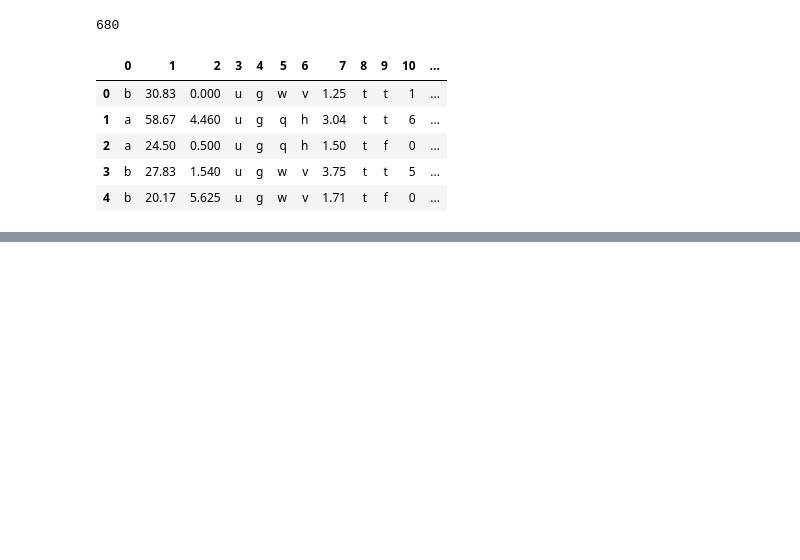
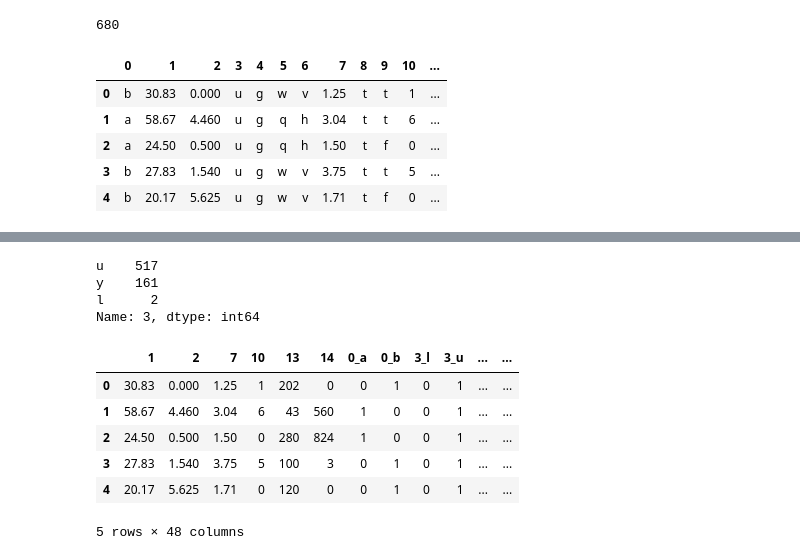
Before and after one commit to mdkearns/credit-approval-prediction, a Jupyter notebook: customer-data/customer-data-preprocessing.ipynb, the cells around one changed output, grey strips where cells are left out. Drawn from its saved outputs; the diff is of its cells as text; code cells hidden in the pictures; blank space fills up the shorter version.

Commit message:
commit finished data preprocessing

```diff
--- a/customer-data/customer-data-preprocessing.ipynb
+++ b/customer-data/customer-data-preprocessing.ipynb
@@ -93,0 +157,26 @@ df.head()
+# %%
+# if we knew something about the labels, we would have a better understanding about how to go about
+# removing categorical outliers; however, we are not privileged with this understanding because the
+# source of the data and the feature labels are unknown. We would proceed to evaluate the categorical
+# outliers by viewing the frequencies of occurence for each value per column like so: df[5].value_counts(),
+# but we will not be doing that here.
+df[3].value_counts()
+# %% [output]
+u    517
+y    161
+l      2
+Name: 3, dtype: int64
+# %%
+# Now, we need to perform a One Hot Encoding of the categorical variables to prepare the data for classification.
+# we can do this easily by using the OneHotEncoder from the sklearn.preprocessing module or simply call get_dummies()
+# on a pandas data frame. For simplicity, we will use the latter approach.
+df = pd.get_dummies(df)
+df.head()
+# %% [output]
+|  | 1 | 2 | 7 | 10 | 13 | 14 | 0_a | 0_b | 3_l | 3_u | ... | ... |
+| 0 | 30.83 | 0.000 | 1.25 | 1 | 202 | 0 | 0 | 1 | 0 | 1 | ... | ... |
+| 1 | 58.67 | 4.460 | 3.04 | 6 | 43 | 560 | 1 | 0 | 0 | 1 | ... | ... |
+| 2 | 24.50 | 0.500 | 1.50 | 0 | 280 | 824 | 1 | 0 | 0 | 1 | ... | ... |
+| 3 | 27.83 | 1.540 | 3.75 | 5 | 100 | 3 | 0 | 1 | 0 | 1 | ... | ... |
+| 4 | 20.17 | 5.625 | 1.71 | 0 | 120 | 0 | 0 | 1 | 0 | 1 | ... | ... |
+5 rows × 48 columns
```
Also changed, not shown: parts of 7 cells of this notebook, 1 other file.
